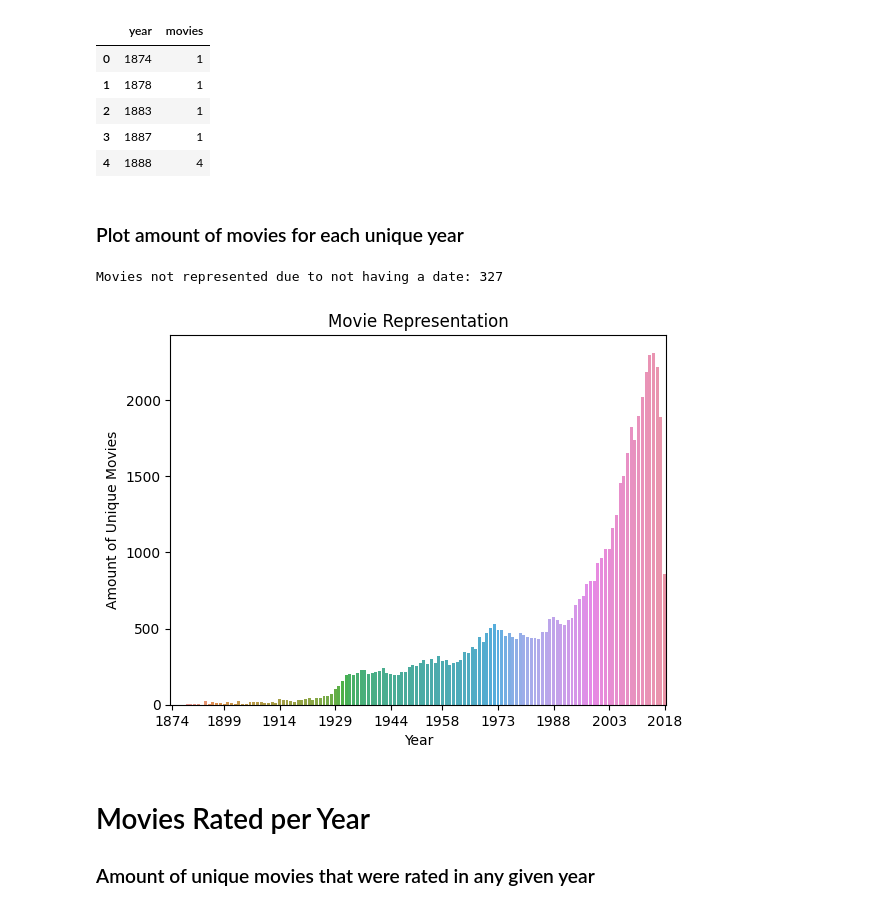
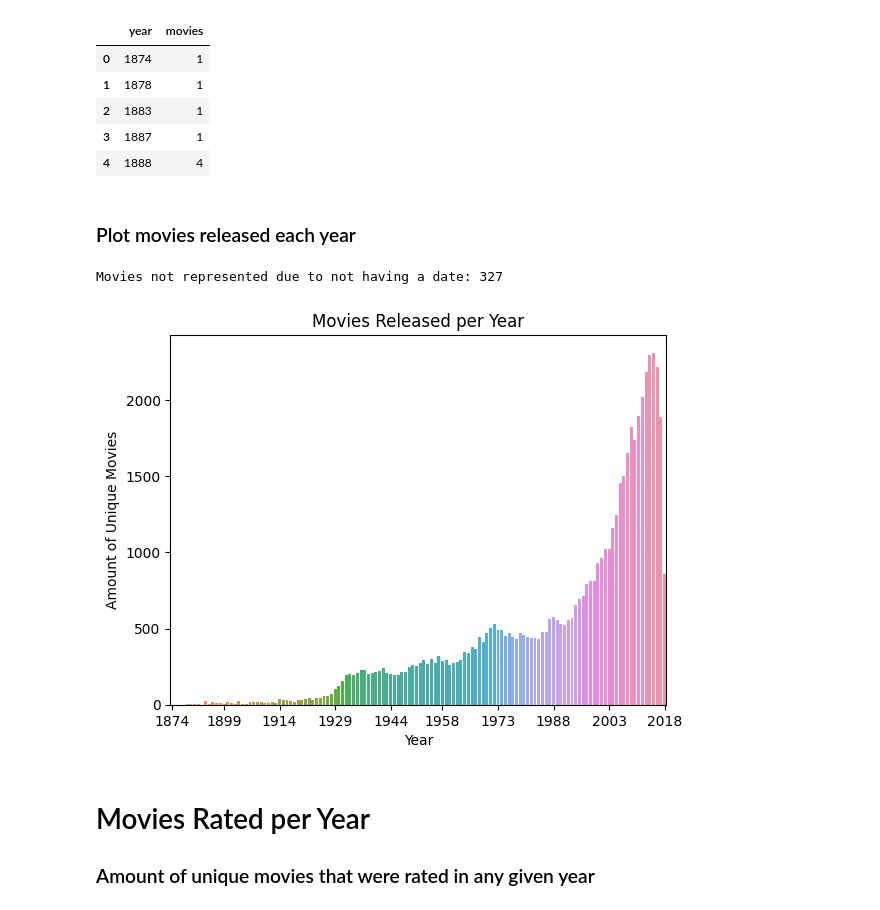
Before and after one commit to Andreas-Svensson/movie_recommender, a Jupyter notebook: data_analysis.ipynb, the cells around one changed output. Saved outputs shown, nothing was run; the diff lists cells and outputs as text; code cells hidden in the pictures.

Commit message:
fixed typo in plot

```diff
--- a/data_analysis.ipynb
+++ b/data_analysis.ipynb
@@ -274,20 +274,20 @@ df_year_amt_movies.head()
 | 3 | 1887 | 1 |
 | 4 | 1888 | 4 |
 # %% [markdown]
-### Plot amount of movies for each unique year
+### Plot movies released each year
 # %%
 # plot data and set labels
 ax = sns.barplot(df_year_amt_movies, x = "year", y = "movies")
-ax.set(title = "Movie Representation", xlabel = "Year", ylabel = "Amount of Unique Movies")
+ax.set(title = "Movies Released per Year", xlabel = "Year", ylabel = "Amount of Unique Movies")
 
 # set xticks to not be too crowded
 plt.xticks(ticks = np.linspace(0, len(df_year_amt_movies) - 1, 10, dtype = int));
 
 # also show amount of movies not represented in graph
 print(f"Movies not represented due to not having a date: {len(df_movies[df_movies['year'] == 0]['movieId'])}")
 # %% [output]
 Movies not represented due to not having a date: 327
-[figure, old version]
+[figure, new version]
 # %% [markdown]
 # Movies Rated per Year
 
```
Also changed, not shown: parts of 2 cells of this notebook.
